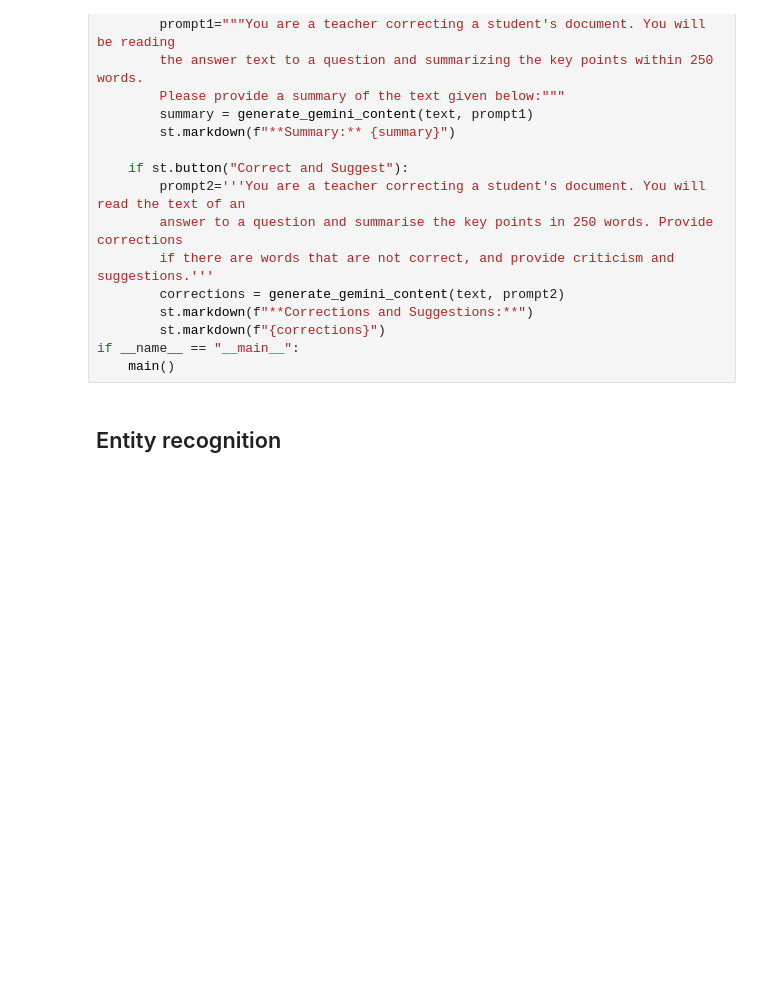
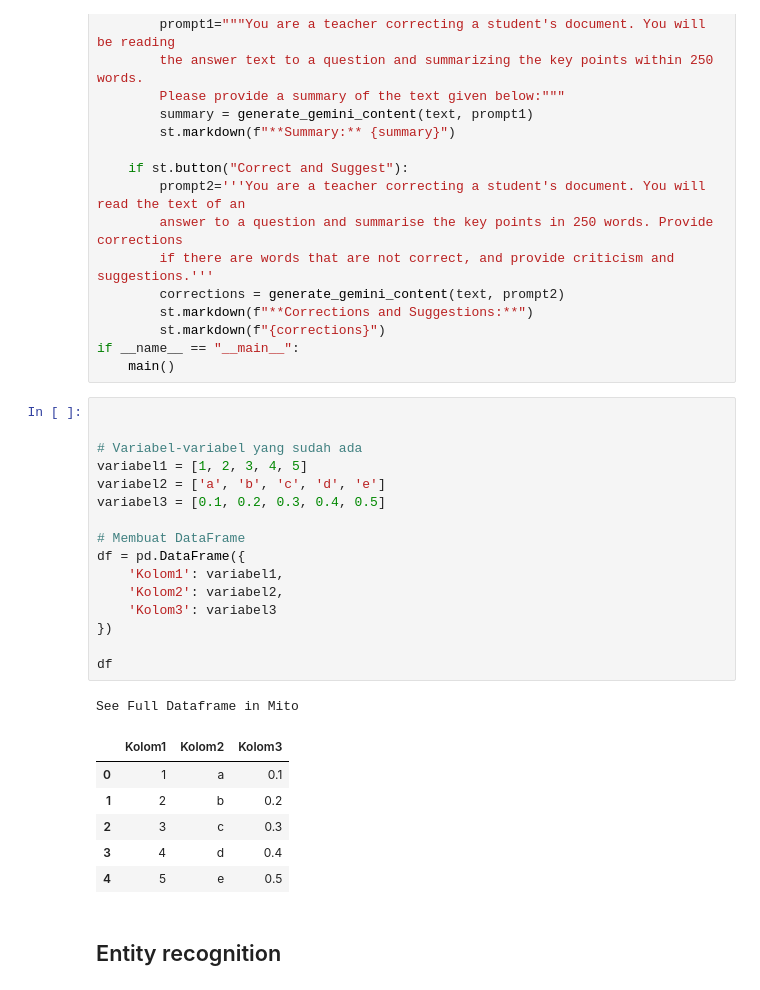
Before and after one commit to Team-9-Korika-ID/Plagiarism-detection, a Jupyter notebook: Sentence similarity using transformer final.ipynb, the cells around one changed output. Saved outputs shown, nothing was run; the diff lists cells and outputs as text; blank space fills up the shorter version.

```diff
--- a/Sentence similarity using transformer final.ipynb
+++ b/Sentence similarity using transformer final.ipynb
@@ -187,6 +233,30 @@ def main():
         st.markdown(f"{corrections}")
 if __name__ == "__main__":
     main()
+# %%
+
+
+# Variabel-variabel yang sudah ada
+variabel1 = [1, 2, 3, 4, 5]
+variabel2 = ['a', 'b', 'c', 'd', 'e']
+variabel3 = [0.1, 0.2, 0.3, 0.4, 0.5]
+
+# Membuat DataFrame
+df = pd.DataFrame({
+    'Kolom1': variabel1,
+    'Kolom2': variabel2,
+    'Kolom3': variabel3
+})
+
+df
+# %% [output]
+See Full Dataframe in Mito
+|  | Kolom1 | Kolom2 | Kolom3 |
+| 0 | 1 | a | 0.1 |
+| 1 | 2 | b | 0.2 |
+| 2 | 3 | c | 0.3 |
+| 3 | 4 | d | 0.4 |
+| 4 | 5 | e | 0.5 |
 # %% [markdown]
 ## Entity recognition
 # %%
```
Also changed, not shown: parts of 3 cells of this notebook, 3 other files.
